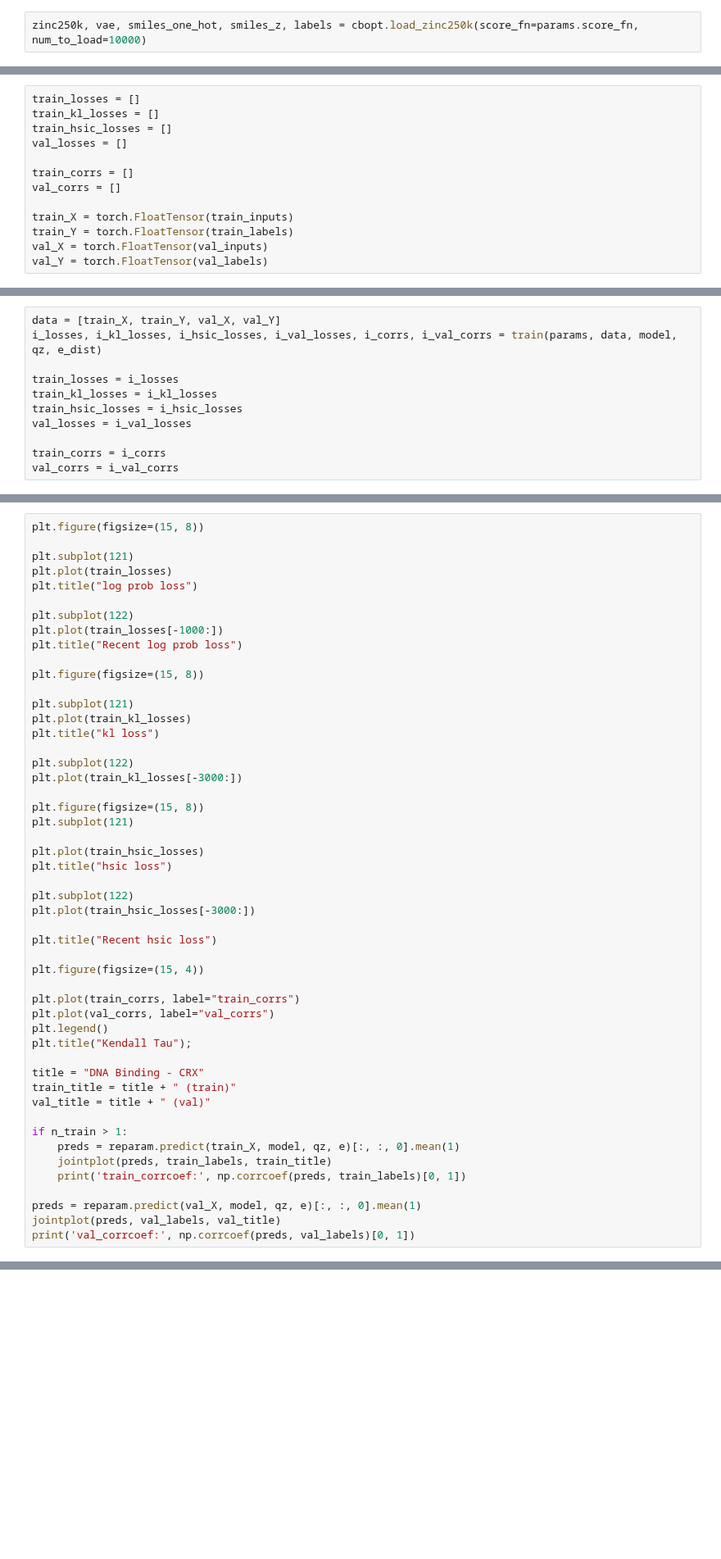
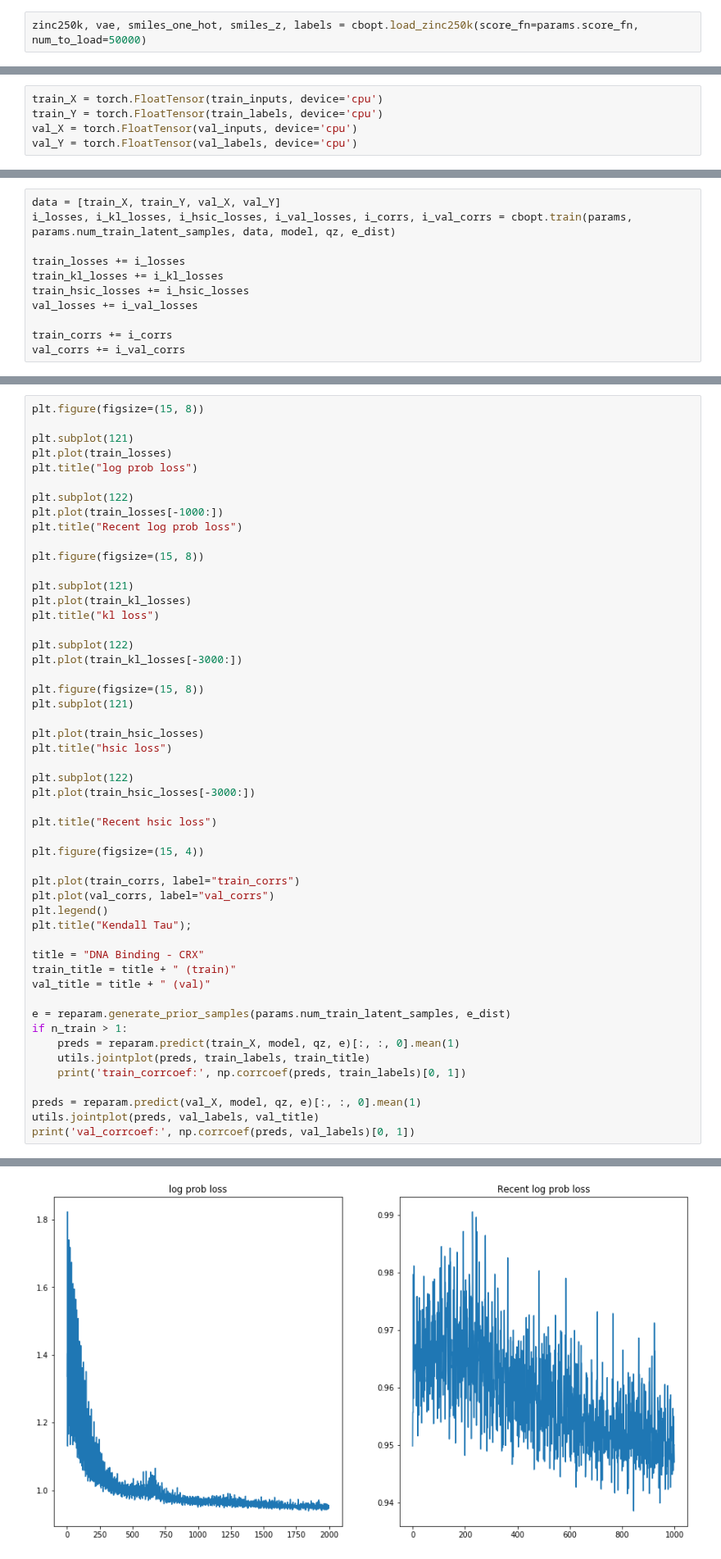
Before and after one commit to tmfs10/bb-opt, a Jupyter notebook: notebooks_sid/chemvae_bopt.ipynb, the cells around one changed output, grey strips where cells are left out. Shown at 82% size. Cells and saved outputs as stored; diff of their text form; blank space fills up the shorter version.

```diff
--- a/notebooks_sid/chemvae_bopt.ipynb
+++ b/notebooks_sid/chemvae_bopt.ipynb
@@ -120,6 +133,6 @@ import bayesian_opt as bopt
 import chemvae_bopt as cbopt
 import reparam_trainer as reparam
 # %%
-zinc250k, vae, smiles_one_hot, smiles_z, labels = cbopt.load_zinc250k(score_fn=params.score_fn, num_to_load=10000)
+zinc250k, vae, smiles_one_hot, smiles_z, labels = cbopt.load_zinc250k(score_fn=params.score_fn, num_to_load=50000)
 # %% [output]
 read zinc250k from file
@@ -169,15 +210,7 @@ std_e = torch.ones(params.prop_pred_num_random_inputs, requires_grad=False).to(d
 
 e_dist = tdist.Normal(mu_e + params.prior_mean, std_e*params.prior_std)
 # %%
-train_losses = []
-train_kl_losses = []
-train_hsic_losses = []
-val_losses = []
-
-train_corrs = []
-val_corrs = []
-
-train_X = torch.FloatTensor(train_inputs)
-train_Y = torch.FloatTensor(train_labels)
-val_X = torch.FloatTensor(val_inputs)
-val_Y = torch.FloatTensor(val_labels)
+train_X = torch.FloatTensor(train_inputs, device='cpu')
+train_Y = torch.FloatTensor(train_labels, device='cpu')
+val_X = torch.FloatTensor(val_inputs, device='cpu')
+val_Y = torch.FloatTensor(val_labels, device='cpu')
@@ -184,11 +225,11 @@ val_Y = torch.FloatTensor(val_labels)
 # %%
 data = [train_X, train_Y, val_X, val_Y]
-i_losses, i_kl_losses, i_hsic_losses, i_val_losses, i_corrs, i_val_corrs = train(params, data, model, qz, e_dist)
+i_losses, i_kl_losses, i_hsic_losses, i_val_losses, i_corrs, i_val_corrs = cbopt.train(params, params.num_train_latent_samples, data, model, qz, e_dist)
 
-train_losses = i_losses
-train_kl_losses = i_kl_losses
-train_hsic_losses = i_hsic_losses
-val_losses = i_val_losses
+train_losses += i_losses
+train_kl_losses += i_kl_losses
+train_hsic_losses += i_hsic_losses
+val_losses += i_val_losses
 
-train_corrs = i_corrs
-val_corrs = i_val_corrs
+train_corrs += i_corrs
+val_corrs += i_val_corrs
@@ -234,11 +283,13 @@ title = "DNA Binding - CRX"
 train_title = title + " (train)"
 val_title = title + " (val)"
 
+e = reparam.generate_prior_samples(params.num_train_latent_samples, e_dist)
 if n_train > 1:
     preds = reparam.predict(train_X, model, qz, e)[:, :, 0].mean(1)
-    jointplot(preds, train_labels, train_title)
+    utils.jointplot(preds, train_labels, train_title)
     print('train_corrcoef:', np.corrcoef(preds, train_labels)[0, 1])
 
 preds = reparam.predict(val_X, model, qz, e)[:, :, 0].mean(1)
-jointplot(preds, val_labels, val_title)
+utils.jointplot(preds, val_labels, val_title)
 print('val_corrcoef:', np.corrcoef(preds, val_labels)[0, 1])
+# %% [output]
@@ -244,0 +298 @@ print('val_corrcoef:', np.corrcoef(preds, val_labels)[0, 1])
+[figure, added]
```
Also changed, not shown: parts of 20 cells of this notebook, 2 other files.
